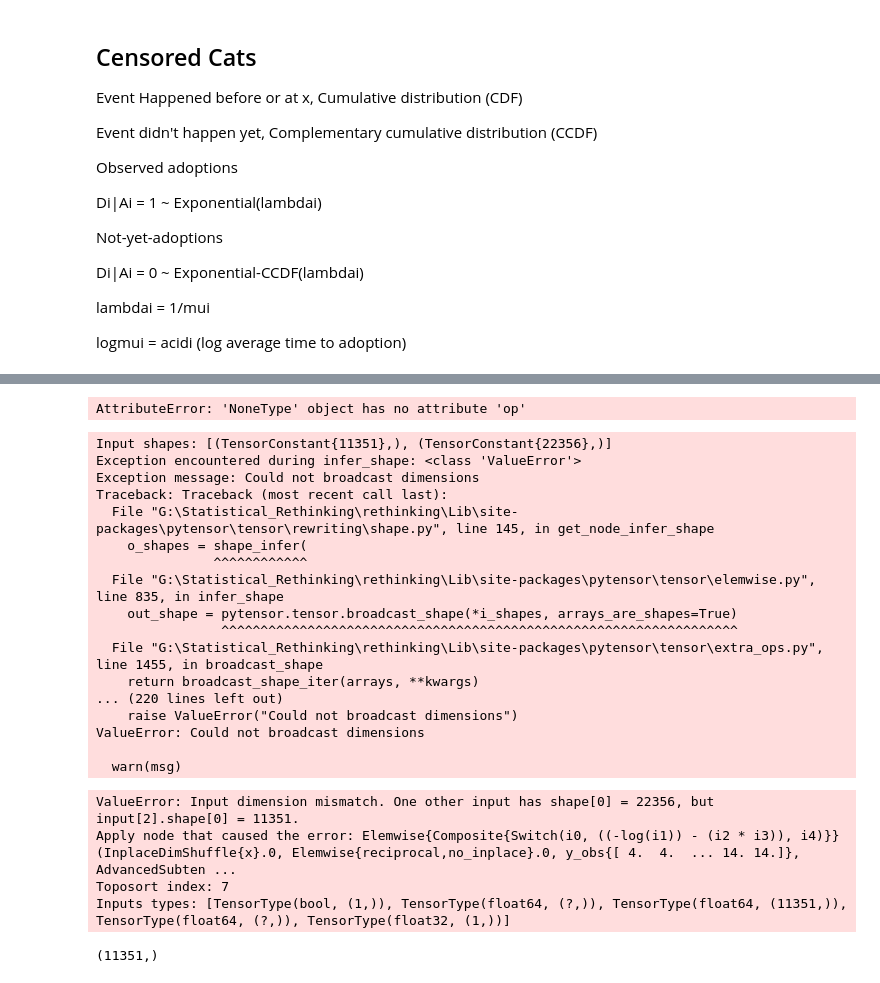
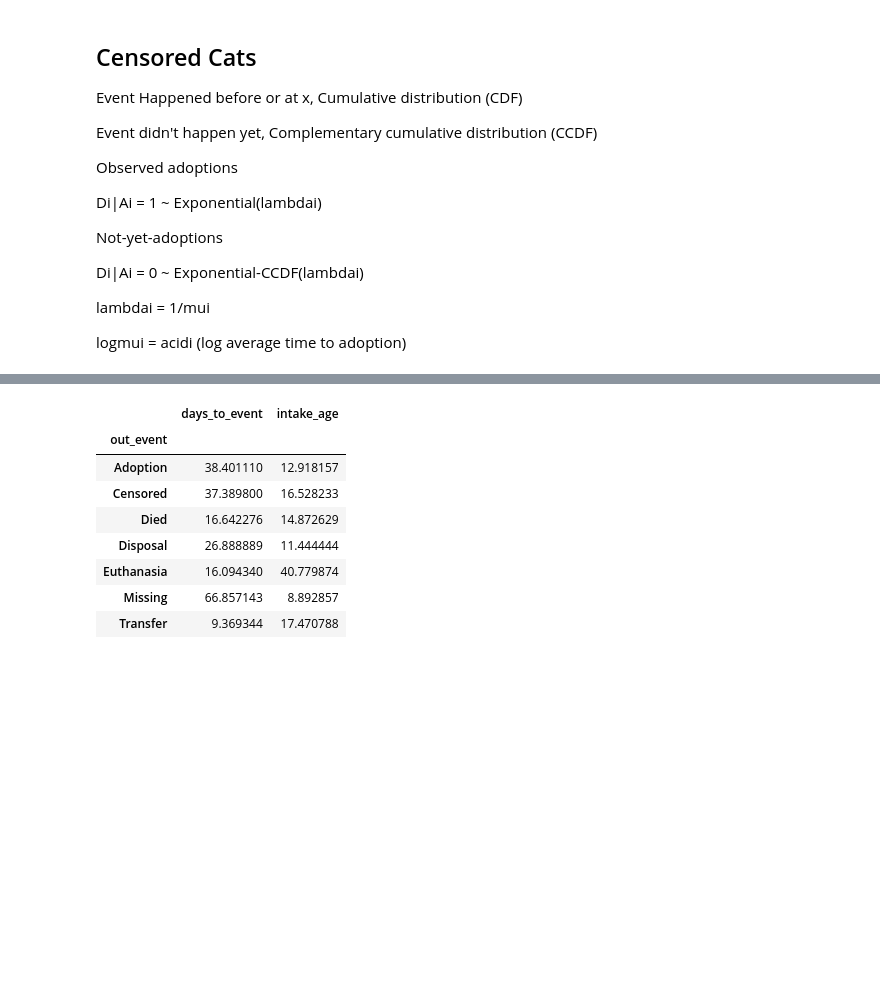
Before and after one commit to kpjmcg/Statistical-Rethinking-2023-Python-Notes, a Jupyter notebook: Lecture_9_2023.ipynb, the cells around one changed output, grey strips where cells are left out. Drawn from its saved outputs; the diff is of its cells as text; code cells hidden in the pictures; blank space fills up the shorter version.

```diff
--- a/Lecture_9_2023.ipynb
+++ b/Lecture_9_2023.ipynb
@@ -669,16 +608,0 @@ def weibull_lccdf(x, alpha, beta):
-# %%
-with pm.Model() as model_1:
-    days_to_event = np.array(cats['days_to_event'])
-    adopted = np.array([0 if x == 'Adoption' else 1 for x in cats['out_event']])
-
-    alpha_sd = 10.0
-
-    mu = pm.Normal("mu", mu=0, sigma=100)
-    alpha_raw = pm.Normal("a0", mu=0, sigma=0.1)
-    alpha = pm.Deterministic("alpha", pm.math.exp(alpha_sd * alpha_raw))
-    beta = pm.Deterministic("beta", pm.math.exp(mu / alpha))
-
-    y_obs = pm.Weibull("y_obs", alpha=alpha, beta=beta, observed=y[adopted==0])
-    y_cens = pm.Potential("y_cens", weibull_lccdf(y[adopted==1], alpha, beta))
-# %% [output]
-AttributeError: 'NoneType' object has no attribute 'op'
@@ -688,42 +609,12 @@ def log_ccdf_exponential(x, lam):
-# %%
-with pm.Model() as cat_censored_m:
-    days_to_event = np.array(cats['days_to_event'])
-    adopted = np.array([0 if x == 'Adoption' else 1 for x in cats['out_event']])
-    black = np.array([1 if x == 'Black' else 0 for x in cats['color']])
-
-    a = pm.Normal('a', 0, 1,shape=2)
-    log_rate = a[black]
-    #lamb = 1/log_rate
-    y_cens = pm.Potential('y_cens', log_ccdf_exponential(days_to_event[adopted==1],lam=log_rate[adopted==1]))
-    y_obs  = pm.Exponential('y_obs',lam=log_rate, observed=days_to_event[adopted==0])
-
-    cat_trace = pm.sample()
-# %% [output]
-Input shapes: [(TensorConstant{11351},), (TensorConstant{22356},)]
-Exception encountered during infer_shape: <class 'ValueError'>
-Exception message: Could not broadcast dimensions
-Traceback: Traceback (most recent call last):
-  File "G:\Statistical_Rethinking\rethinking\Lib\site-packages\pytensor\tensor\rewriting\shape.py", line 145, in get_node_infer_shape
-    o_shapes = shape_infer(
-               ^^^^^^^^^^^^
-  File "G:\Statistical_Rethinking\rethinking\Lib\site-packages\pytensor\tensor\elemwise.py", line 835, in infer_shape
-    out_shape = pytensor.tensor.broadcast_shape(*i_shapes, arrays_are_shapes=True)
-                ^^^^^^^^^^^^^^^^^^^^^^^^^^^^^^^^^^^^^^^^^^^^^^^^^^^^^^^^^^^^^^^^^^
-  File "G:\Statistical_Rethinking\rethinking\Lib\site-packages\pytensor\tensor\extra_ops.py", line 1455, in broadcast_shape
-    return broadcast_shape_iter(arrays, **kwargs)
-... (220 lines left out)
-    raise ValueError("Could not broadcast dimensions")
-ValueError: Could not broadcast dimensions
-
-  warn(msg)
-ValueError: Input dimension mismatch. One other input has shape[0] = 22356, but input[2].shape[0] = 11351.
-Apply node that caused the error: Elemwise{Composite{Switch(i0, ((-log(i1)) - (i2 * i3)), i4)}}(InplaceDimShuffle{x}.0, Elemwise{reciprocal,no_inplace}.0, y_obs{[ 4.  4.  ... 14. 14.]}, AdvancedSubten ...
-Toposort index: 7
-Inputs types: [TensorType(bool, (1,)), TensorType(float64, (?,)), TensorType(float64, (11351,)), TensorType(float64, (?,)), TensorType(float32, (1,))]
-# %%
-days_to_event = np.array(cats['days_to_event'])
-adopted = np.array([0 if x == 'Adoption' else 1 for x in cats['out_event']])
-black = np.array([1 if x == 'Black' else 0 for x in cats['color']])
-days_to_event[adopted==0].shape
-# %% [output]
-(11351,)
+# %%
+cats.groupby('out_event').mean()
+# %% [output]
+|  | days_to_event | intake_age |
+| out_event |  |  |
+| Adoption | 38.401110 | 12.918157 |
+| Censored | 37.389800 | 16.528233 |
+| Died | 16.642276 | 14.872629 |
+| Disposal | 26.888889 | 11.444444 |
+| Euthanasia | 16.094340 | 40.779874 |
+| Missing | 66.857143 | 8.892857 |
+| Transfer | 9.369344 | 17.470788 |
```
Also changed, not shown: parts of 31 cells of this notebook.
